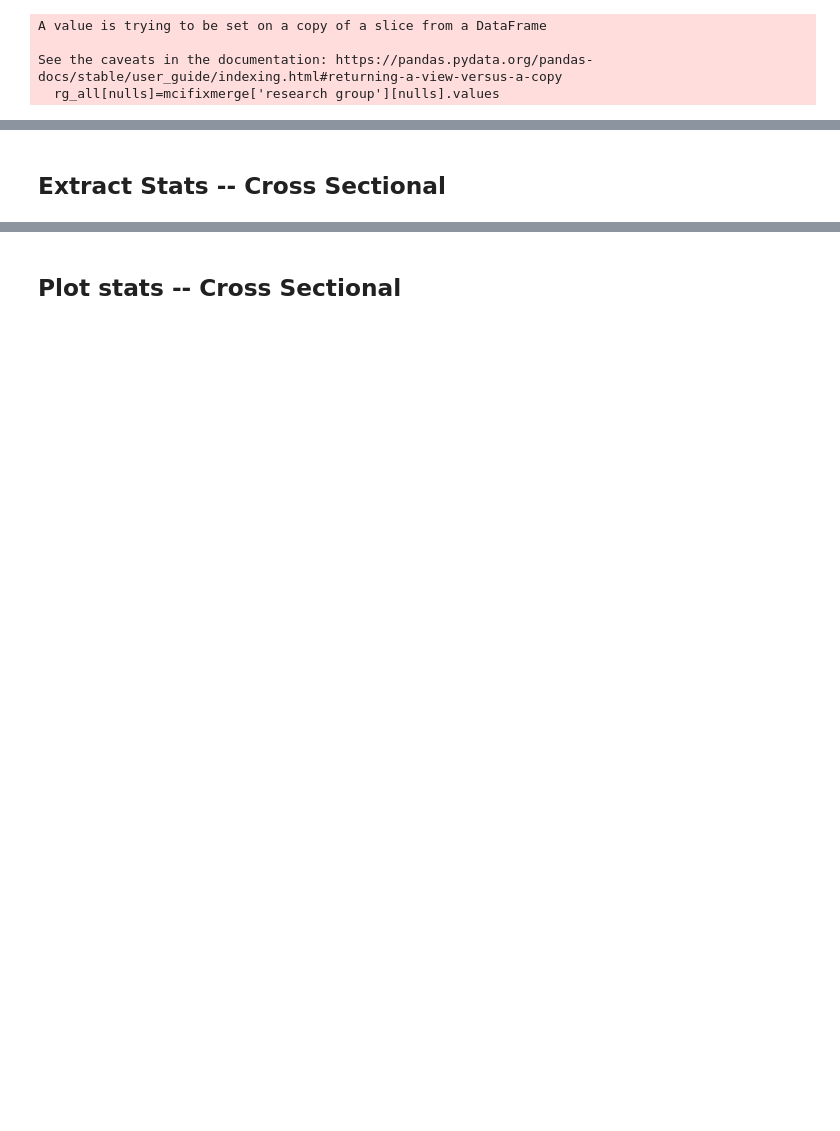
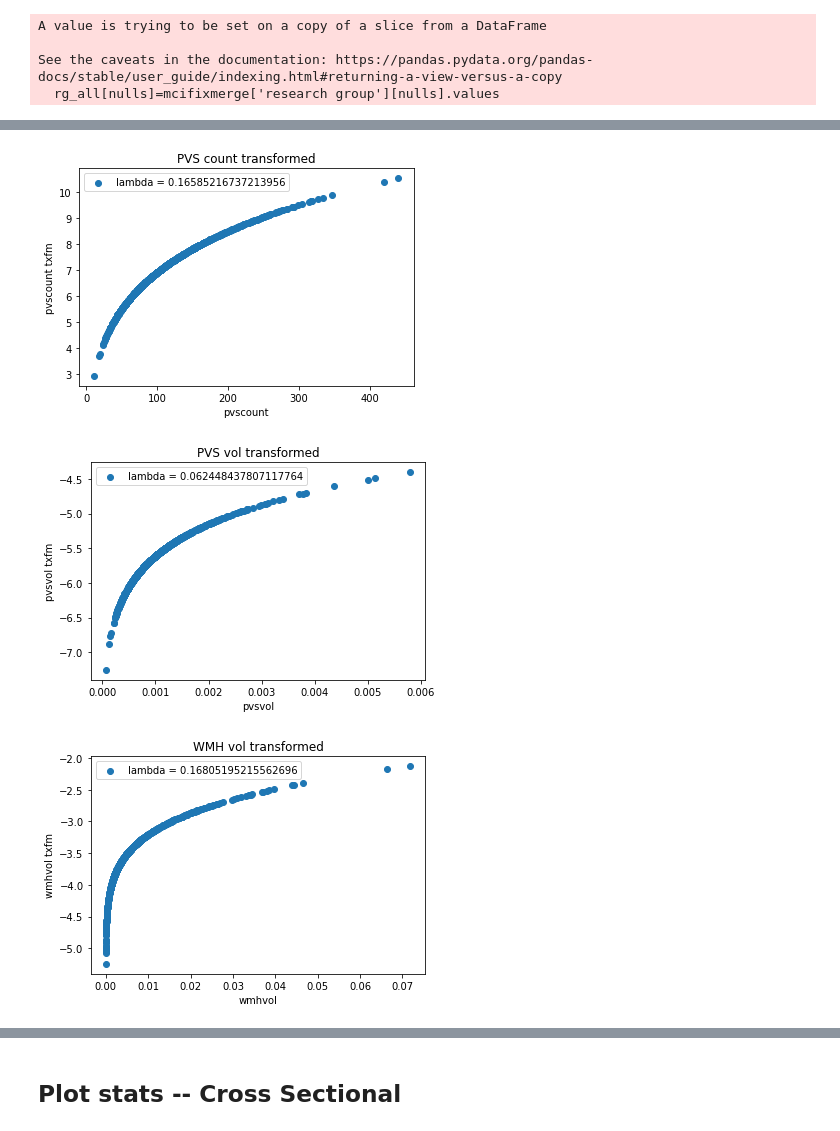
Before and after one commit to cind/pijp-frangi, a Jupyter notebook: pijp_frangi/stat_analysis.ipynb, the cells around one changed output, grey strips where cells are left out. Cells and saved outputs as stored; diff of their text form; code cells hidden in the pictures; blank space fills up the shorter version.

```diff
--- a/pijp_frangi/stat_analysis.ipynb
+++ b/pijp_frangi/stat_analysis.ipynb
@@ -321,20 +432,0 @@ report_clean
-# %% [markdown]
-## Extract Stats -- Cross Sectional
-# %%
-# # step 1: make a new dataframe with averaged PVS values across years for each subjects (so each subject has 1 data point),
-# #         then group by research group
-# # assumes that each subject stays in their repsective research groups
-
-# the size of cs report is the number of subjects that exist
-cs_report = report_clean.groupby('SubjectCodes',as_index=False).agg({'research group':'first','Age': 'mean', 'Sex': 'first', 'Weight': 'mean', 'VisitYear': 'max', \
-                                                                 'pvscount': 'mean', 'pvsvol': 'mean', 'icv norm': 'mean', \
-                                                               'pvscountwm': 'mean','pvsvolwm': 'mean','icv norm wm': 'mean', \
-                                                                #'wmVOL':'mean','wmVOLnorm':'mean','gmVOL':'mean','gmVOLnorm':'mean','wmhVOL':'mean','wmhVOLnorm':'mean','icv':'mean'
-                                                                })
-# regroup into research groups
-cs_grouped = cs_report.groupby(['research group'])
-ad_cs = cs_grouped.get_group('AD')
-mci_cs = cs_grouped.get_group('MCI')
-cn_cs = cs_grouped.get_group('CN')
-
-# no conversions; used merge to check for any conversions
@@ -343,3 +433,31 @@ cn_cs = cs_grouped.get_group('CN')
+# %%
+# plot transformed vs untransformed data, all
+
+# pvscount vs pvscounttrans
+plt.scatter(cs_report['pvscount'],cs_report['pvscounttrans'],label='lambda = '+str(countlam))
+plt.title('PVS count transformed')
+plt.xlabel('pvscount')
+plt.ylabel('pvscount txfm')
+plt.legend()
+plt.show()
+# icvnorm vs icvnormtrans
+plt.scatter(cs_report['icvnorm'],cs_report['icvnormtrans'],label='lambda = '+str(icvlam))
+plt.title('PVS vol transformed')
+plt.xlabel('pvsvol')
+plt.ylabel('pvsvol txfm')
+plt.legend()
+plt.show()
+# wmhVOLnorm vs wmhVOLnormtrans
+plt.scatter(cs_report['wmhVOLnorm'],cs_report['wmhVOLnormtrans'],label='lambda = '+str(wmhlam))
+plt.title('WMH vol transformed')
+plt.xlabel('wmhvol')
+plt.ylabel('wmhvol txfm')
+plt.legend()
+plt.show()
+# %% [output]
+[figure, added]
+[figure, added]
+[figure, added]
 # %%
 # step 2: extract global stats in each group (mean, std)
 ## this is done before the transform
```
Also changed, not shown: parts of 119 cells of this notebook, 1 other file.
